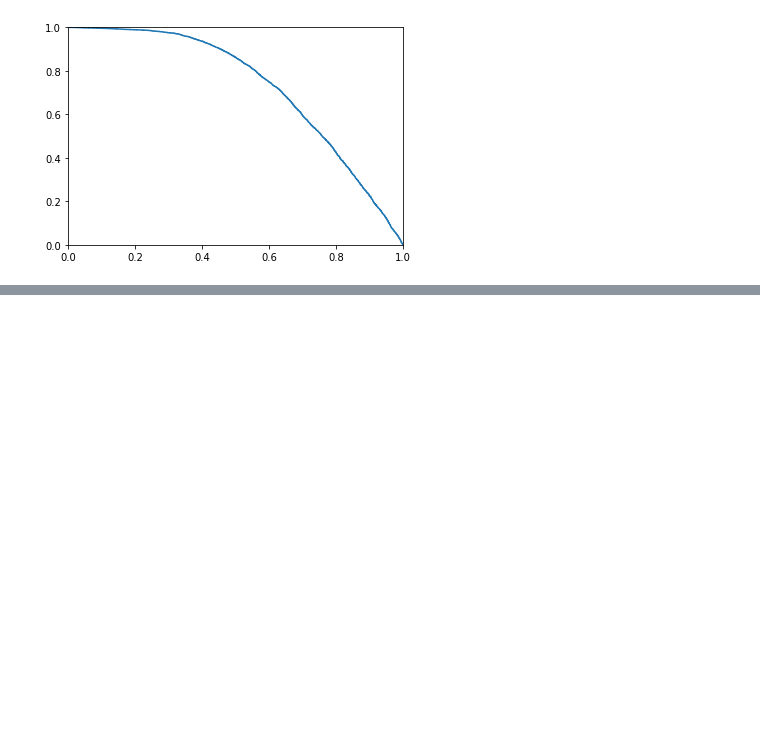
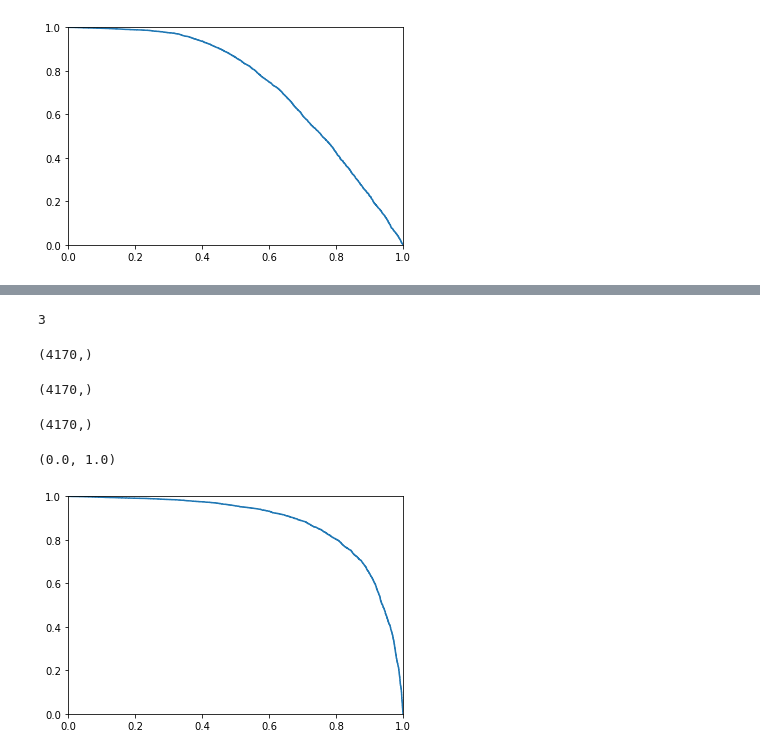
Before and after one commit to lewtun/dl4phys, a Jupyter notebook: lecture01.ipynb, the cells around one changed output, grey strips where cells are left out. Drawn from its saved outputs; the diff is of its cells as text; code cells hidden in the pictures; blank space fills up the shorter version.

```diff
--- a/lecture01.ipynb
+++ b/lecture01.ipynb
@@ -251,0 +296,4 @@ plt.ylim(0, 1)
+# %%
+test_dl = learn.dls.test_dl(df[85_000:])
+# %%
+preds = learn.get_preds(dl=test_dl)
@@ -251,0 +329,25 @@ plt.ylim(0, 1)
+# %%
+rc = roc_curve(df[85_000:]["label"], preds[0][:, 1])
+# %%
+len(rc)
+# %% [output]
+3
+# %%
+rc[0].shape
+# %% [output]
+(4170,)
+# %%
+rc[1].shape
+# %% [output]
+(4170,)
+# %%
+rc[2].shape
+# %% [output]
+(4170,)
+# %%
+plt.plot(rc[1], 1-rc[0], '-')
+plt.xlim(0, 1)
+plt.ylim(0, 1)
+# %% [output]
+(0.0, 1.0)
+[figure, added]
```
Also changed, not shown: parts of 14 cells of this notebook.
